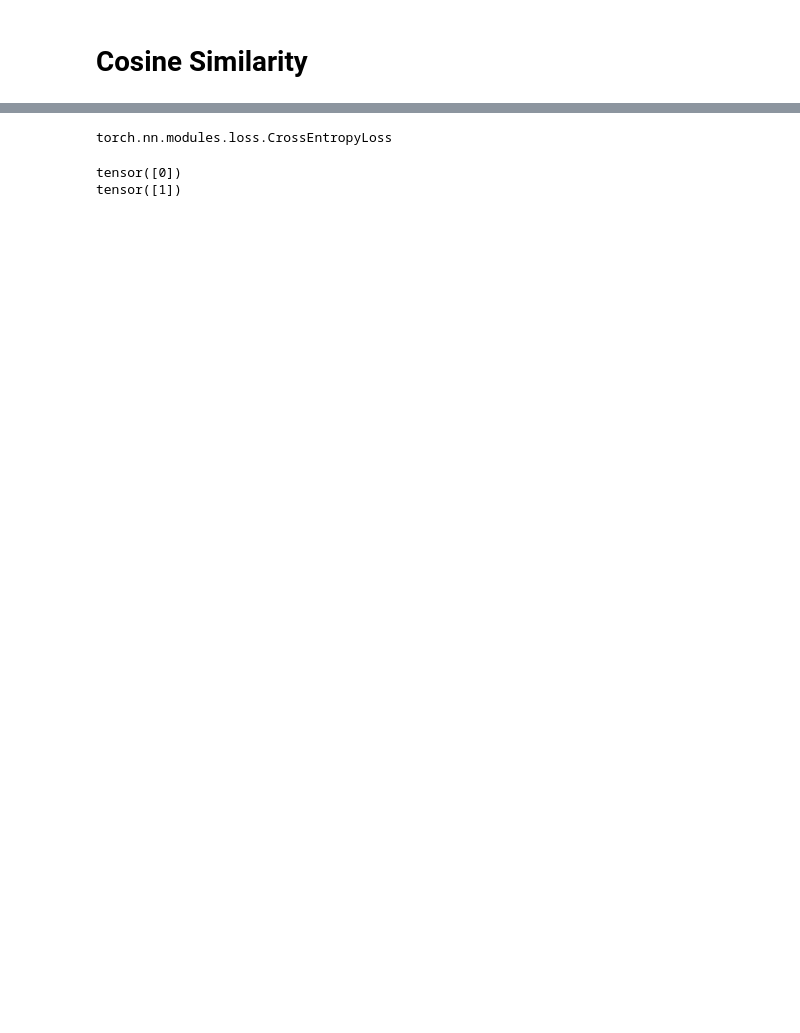
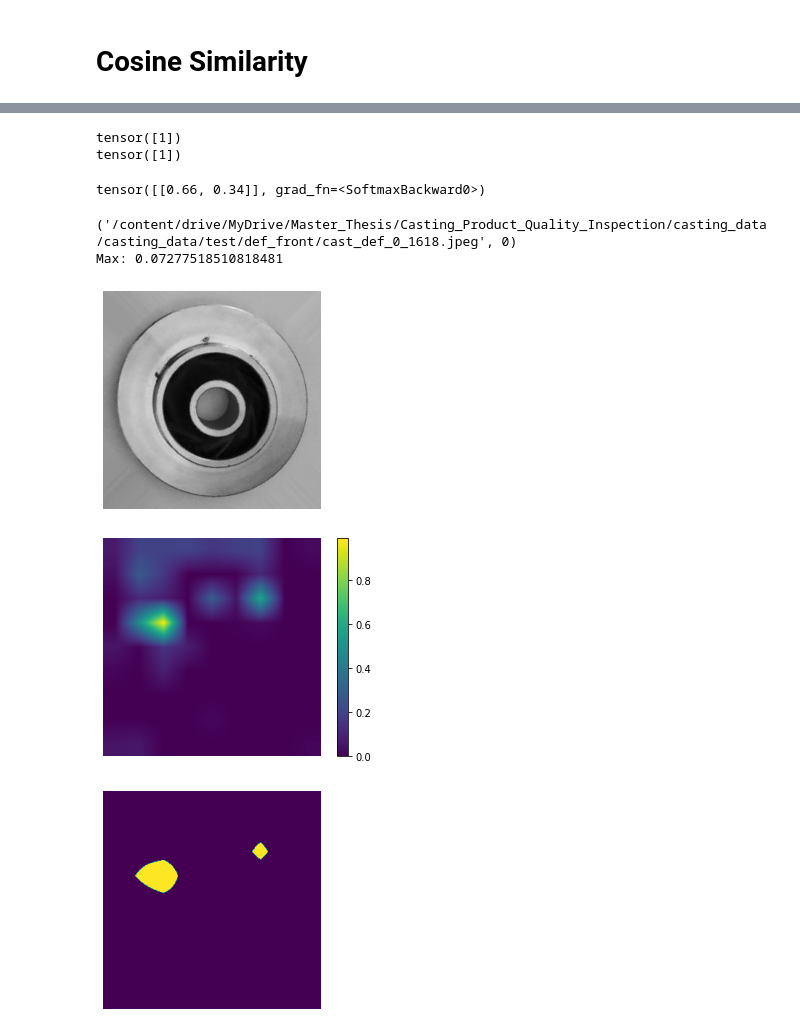
Before and after one commit to VasquezMatias/Master_Thesis_Profactor, a Jupyter notebook: notebooks/SaliencyMaps.ipynb, the cells around one changed output, grey strips where cells are left out. Saved outputs shown, nothing was run; the diff lists cells and outputs as text; code cells hidden in the pictures; blank space fills up the shorter version.

```diff
--- a/notebooks/SaliencyMaps.ipynb
+++ b/notebooks/SaliencyMaps.ipynb
@@ -50,7 +50,7 @@ import timm
 # Select Model
 # %%
 model_names = ["luna", "alexnet", "resnet", "efficientnetv2", "convnext", "vit", "swin_t"]
-model_name = model_names[4]
+model_name = model_names[2]
 # %%
 # Make the results reproducible
 import pytorch_lightning as pl
@@ -527,9 +442,0 @@ tensor([[[[ 0.1665,  0.1665,  0.1665,  ...,  0.6102,  0.6102,  0.6102],
-# %%
-model = torch.load("/content/drive/MyDrive/Master_Thesis_Profactor/zdmp/pretrained_weights/models/resnet.pth")
-layer = 'layer4.1.conv2'
-
-layer_gc = LayerGradCam(model, model.layer4[1].conv2)
-attribution = layer_gc.attribute(x, 0)
-
-#attr_alg = IntegratedGradients(model)
-#attributions = attr_alg.attribute(x, target=0)
@@ -634,10 +493,18 @@ AlexNet(
 # %%
 cos = torch.nn.CosineSimilarity(dim=0)
+all_params = []
+all_params_f = []
 
 with torch.no_grad():
     for i, (param, param_f) in enumerate(zip(model.parameters(), model_f.parameters())):
         if param.shape == param_f.shape:
+            all_params.append(param.view(-1))
+            all_params_f.append(param_f.view(-1))
             print(i, cos(param.view(-1), param_f.view(-1)))
         else:
             print(i, "Non-compatible shapes: ", param.shape, param_f.shape)
+
+    all_params = torch.cat(all_params)
+    all_params_f = torch.cat(all_params_f)
+    print(f"\n\nAll params: \t {cos(all_params, all_params_f)}")
 # %% [output]
@@ -660,9 +530,3 @@ with torch.no_grad():
-# %%
-loss = torch.nn.CrossEntropyLoss()
-
-type(loss)
-# %% [output]
-torch.nn.modules.loss.CrossEntropyLoss
 # %%
 from PIL import Image
 import torchvision.transforms.functional as TF
@@ -673,13 +537,51 @@ img = Image.open("/content/drive/MyDrive/DefAnnotation/HandMadeDef/cast_ok_0_904
 x = TF.to_tensor(img)
 x.unsqueeze_(0)
 
-print((torch.nn.Softmax()(model(x))).argmax(dim=1))
+print((torch.nn.Softmax()(model_f(x))).argmax(dim=1))
 
 img = Image.open("/content/drive/MyDrive/Master_Thesis/Casting_Product_Quality_Inspection/casting_data/casting_data/test/ok_front/cast_ok_0_904.jpeg")
 x = TF.to_tensor(img)
 x.unsqueeze_(0)
 
-print((torch.nn.Softmax()(model(x))).argmax(dim=1))
+print((torch.nn.Softmax()(model_f(x))).argmax(dim=1))
 # %% [output]
-tensor([0])
 tensor([1])
+tensor([1])
+# %%
+torch.nn.Softmax()(model_f(img.unsqueeze(0)))
+# %% [output]
+tensor([[0.66, 0.34]], grad_fn=<SoftmaxBackward0>)
+# %%
+import matplotlib.pyplot as plt
+
+
+for param in model_f.parameters():
+    param.requires_grad = True
+
+grad_cam_ = zdmp.GradCAM(model, layer)
+
+threshold = 0.4
+# 120, 155
+ind = 120
+img, _ = ds_test[ind]
+print(ds_test.samples[ind])
+cam, target_index = grad_cam_(img.unsqueeze(0))
+
+plt.imshow(zdmp.to_PIL(img))
+plt.axis('off')
+plt.show()
+
+plt.imshow(cam)
+plt.colorbar()
+plt.axis('off')
+plt.show()
+
+plt.imshow(cam>threshold)
+plt.axis('off')
+plt.show()
+# %% [output]
+('/content/drive/MyDrive/Master_Thesis/Casting_Product_Quality_Inspection/casting_data/casting_data/test/def_front/cast_def_0_1618.jpeg', 0)
+Max: 0.07277518510818481
+[figure, added]
+[figure, added]
+[figure, added]
```
Also changed, not shown: parts of 20 cells of this notebook, 2 other files.
